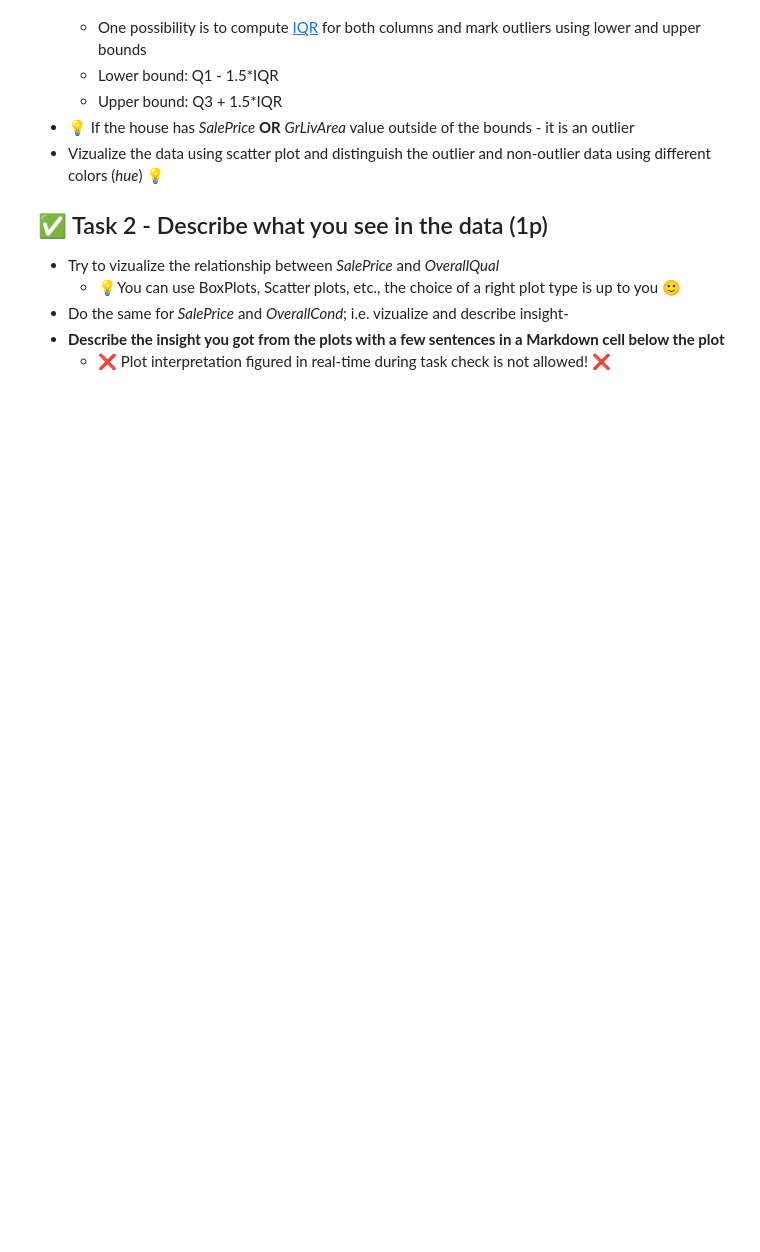
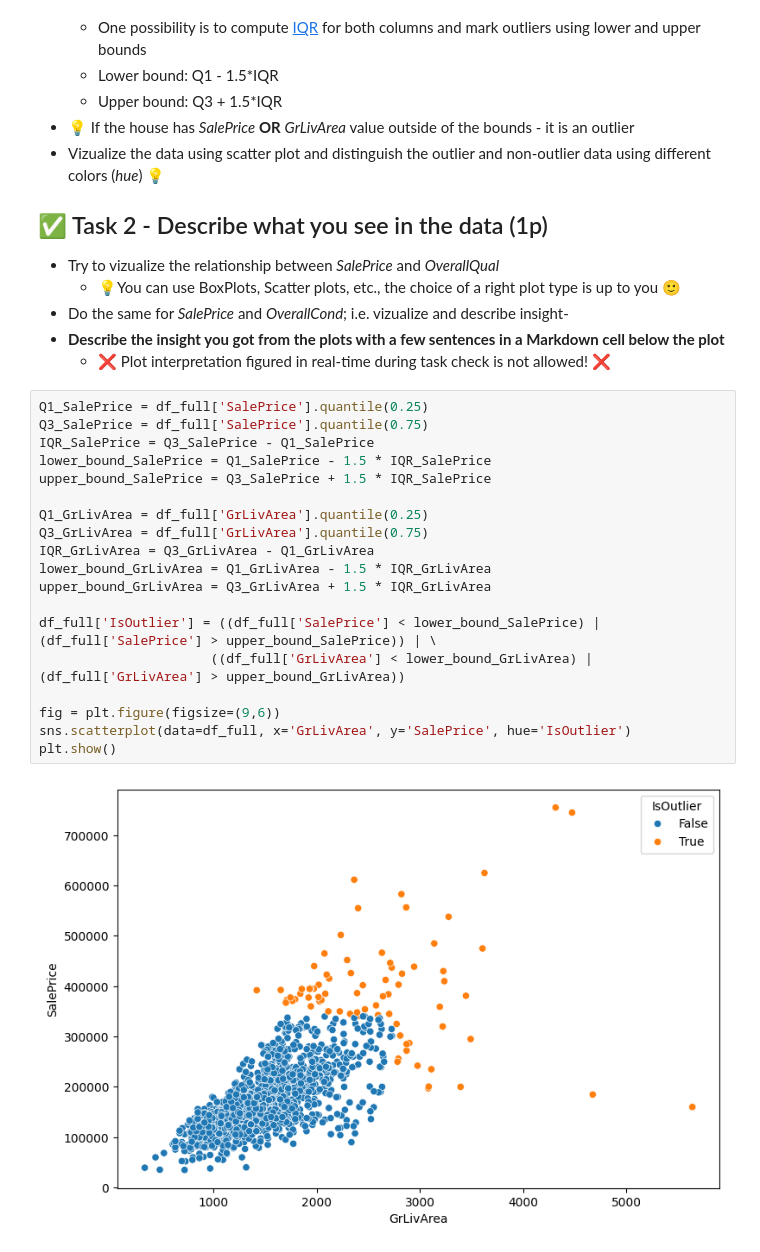
Before and after one commit to Kudl1k/zsu, a Jupyter notebook: fml_02.ipynb, the cells around one changed output. Cells and saved outputs as stored; diff of their text form; blank space fills up the shorter version.

```diff
--- a/fml_02.ipynb
+++ b/fml_02.ipynb
@@ -327,3 +327,24 @@ plt.show()
 - Do the same for *SalePrice* and *OverallCond*; i.e. vizualize and describe insight-
 - **Describe the insight you got from the plots with a few sentences in a Markdown cell below the plot**
     - ❌ Plot interpretation figured in real-time during task check is not allowed! ❌
+# %%
+Q1_SalePrice = df_full['SalePrice'].quantile(0.25)
+Q3_SalePrice = df_full['SalePrice'].quantile(0.75)
+IQR_SalePrice = Q3_SalePrice - Q1_SalePrice
+lower_bound_SalePrice = Q1_SalePrice - 1.5 * IQR_SalePrice
+upper_bound_SalePrice = Q3_SalePrice + 1.5 * IQR_SalePrice
+
+Q1_GrLivArea = df_full['GrLivArea'].quantile(0.25)
+Q3_GrLivArea = df_full['GrLivArea'].quantile(0.75)
+IQR_GrLivArea = Q3_GrLivArea - Q1_GrLivArea
+lower_bound_GrLivArea = Q1_GrLivArea - 1.5 * IQR_GrLivArea
+upper_bound_GrLivArea = Q3_GrLivArea + 1.5 * IQR_GrLivArea
+
+df_full['IsOutlier'] = ((df_full['SalePrice'] < lower_bound_SalePrice) | (df_full['SalePrice'] > upper_bound_SalePrice)) | \
+                      ((df_full['GrLivArea'] < lower_bound_GrLivArea) | (df_full['GrLivArea'] > upper_bound_GrLivArea))
+
+fig = plt.figure(figsize=(9,6))
+sns.scatterplot(data=df_full, x='GrLivArea', y='SalePrice', hue='IsOutlier')
+plt.show()
+# %% [output]
+[figure, added]
```
Also changed, not shown: parts of 1 cell of this notebook.
